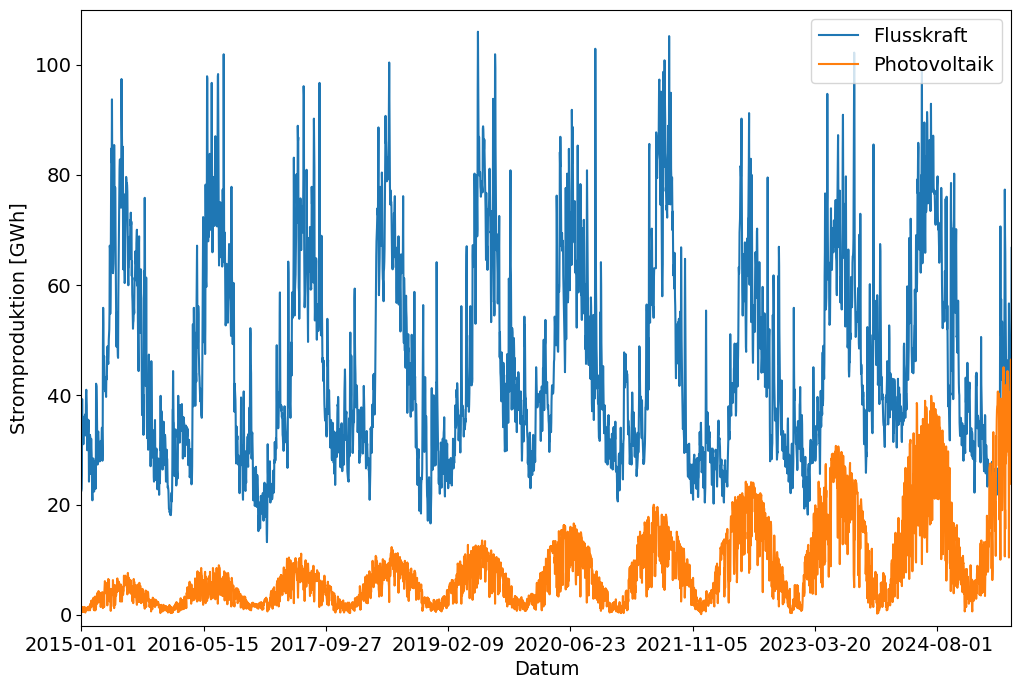
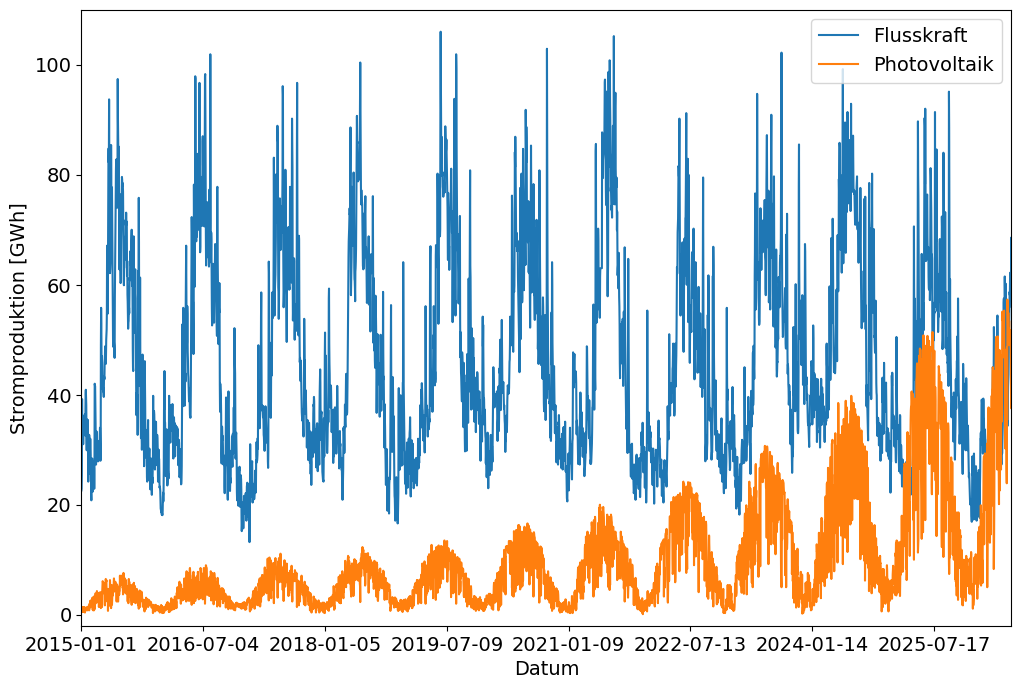
The notebook cell's code change between the first figure and the second:
--- before
+++ after
@@ -3,5 +3,5 @@
 
 lx1 = '2015-01-01' # unteres Limit x-Achse
-lx2 = '2025-06-01' # oberes Limit y-Achse
+lx2 = '2026-07-01' # oberes Limit y-Achse
 ly1 = -2.0   # unteres Limit y-Achse
 ly2 = 110.0 # oberes Limit y-Achse
@@ -10,5 +10,5 @@
 plt.plot(df_fluss['Datum'],df_fluss['Produktion_GWh'])
 plt.plot(df_photo['Datum'],df_photo['Produktion_GWh'])
-plt.xticks(df_fluss['Datum'][0::500])
+plt.xticks(df_fluss['Datum'][0::550])
 plt.xlim(lx1,lx2)
 plt.ylim(ly1,ly2)

Commit: updated Notebooks with 2026 data examples